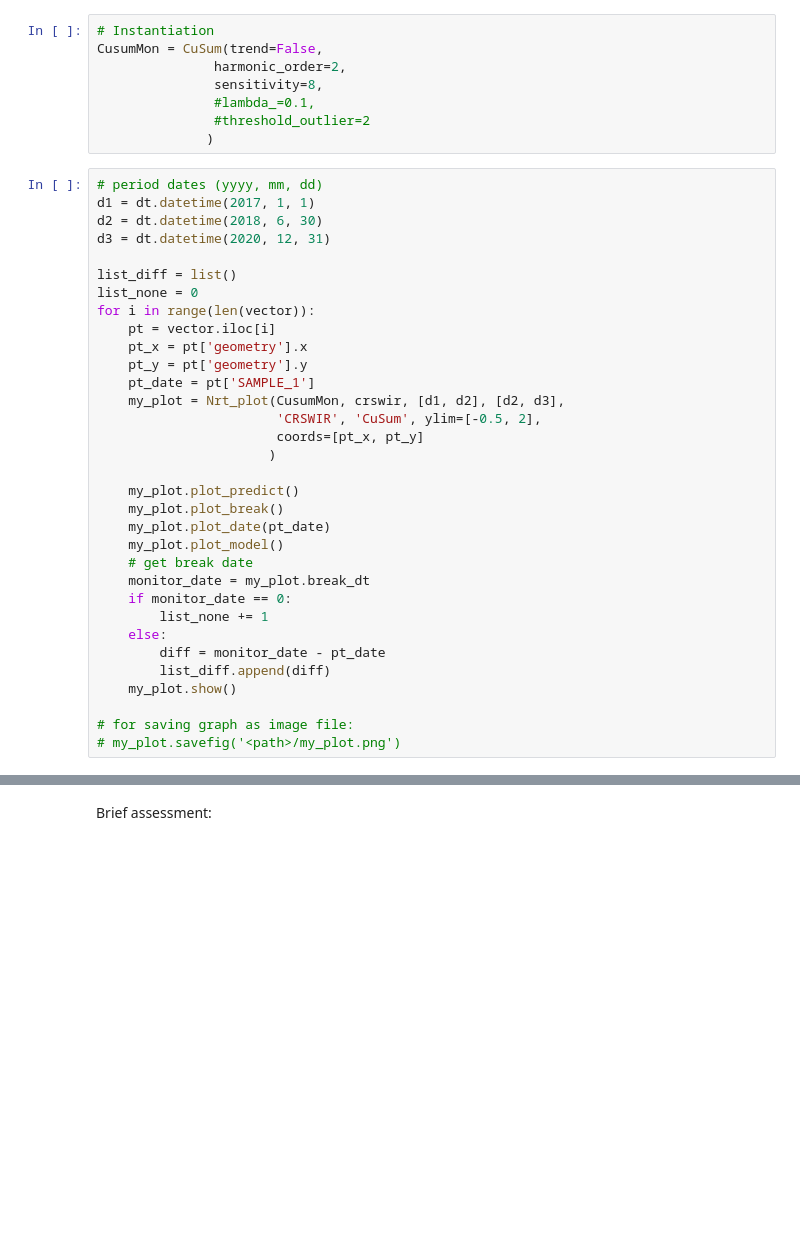
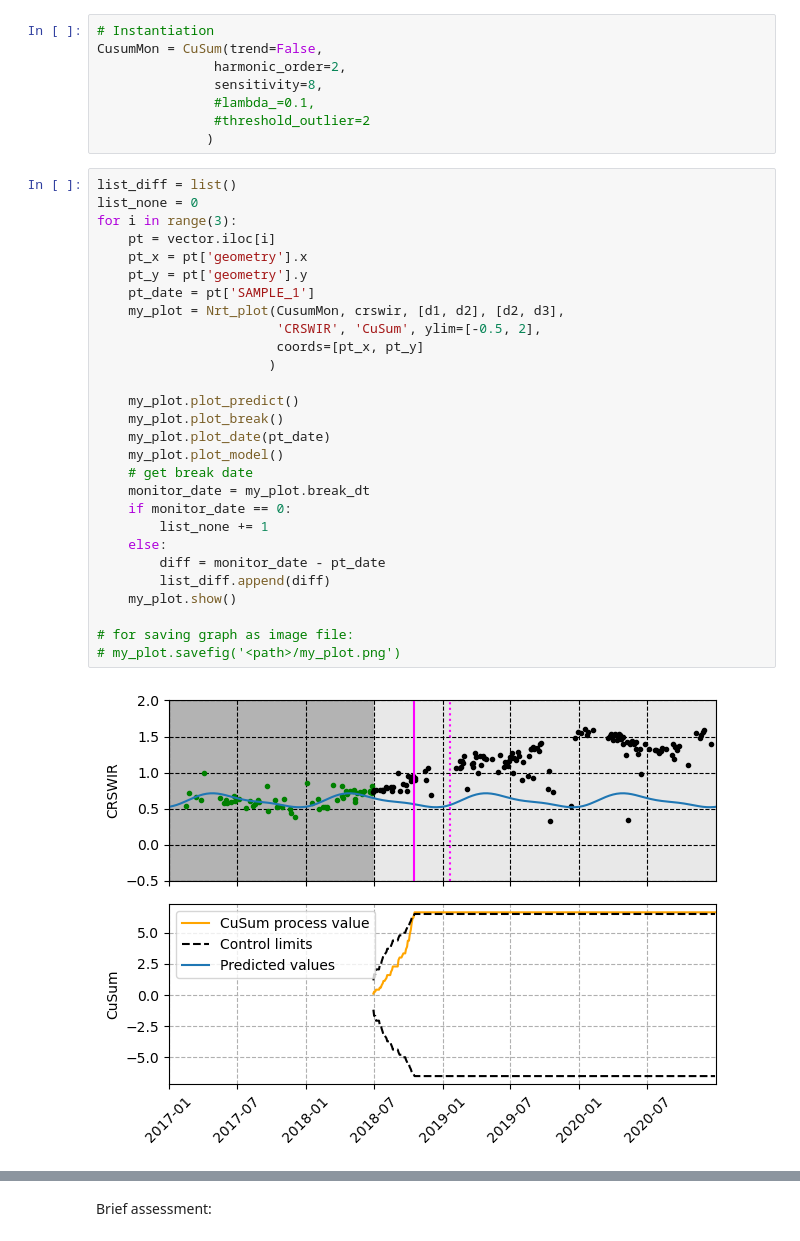
Before and after one commit to kenoz/NRT-tutorial, a Jupyter notebook: 03_vi_time-series_plot.ipynb, the cells around one changed output, grey strips where cells are left out. Drawn from its saved outputs; the diff is of its cells as text; blank space fills up the shorter version.

```diff
--- a/03_vi_time-series_plot.ipynb
+++ b/03_vi_time-series_plot.ipynb
@@ -254,35 +303,32 @@ CusumMon = CuSum(trend=False,
                #threshold_outlier=2
               )
 # %%
-# period dates (yyyy, mm, dd)
-d1 = dt.datetime(2017, 1, 1)
-d2 = dt.datetime(2018, 6, 30)
-d3 = dt.datetime(2020, 12, 31)
-
 list_diff = list()
 list_none = 0
-for i in range(len(vector)):
+for i in range(3):
     pt = vector.iloc[i]
     pt_x = pt['geometry'].x
     pt_y = pt['geometry'].y
     pt_date = pt['SAMPLE_1']
     my_plot = Nrt_plot(CusumMon, crswir, [d1, d2], [d2, d3],
                        'CRSWIR', 'CuSum', ylim=[-0.5, 2],
                        coords=[pt_x, pt_y]
                       )
 
     my_plot.plot_predict()
     my_plot.plot_break()
     my_plot.plot_date(pt_date)
     my_plot.plot_model()
     # get break date
     monitor_date = my_plot.break_dt
     if monitor_date == 0:
         list_none += 1
     else:
         diff = monitor_date - pt_date
         list_diff.append(diff)
     my_plot.show()
 
 # for saving graph as image file:
 # my_plot.savefig('<path>/my_plot.png')
+# %% [output]
+[figure, added]
```
Also changed, not shown: parts of 19 cells of this notebook.
